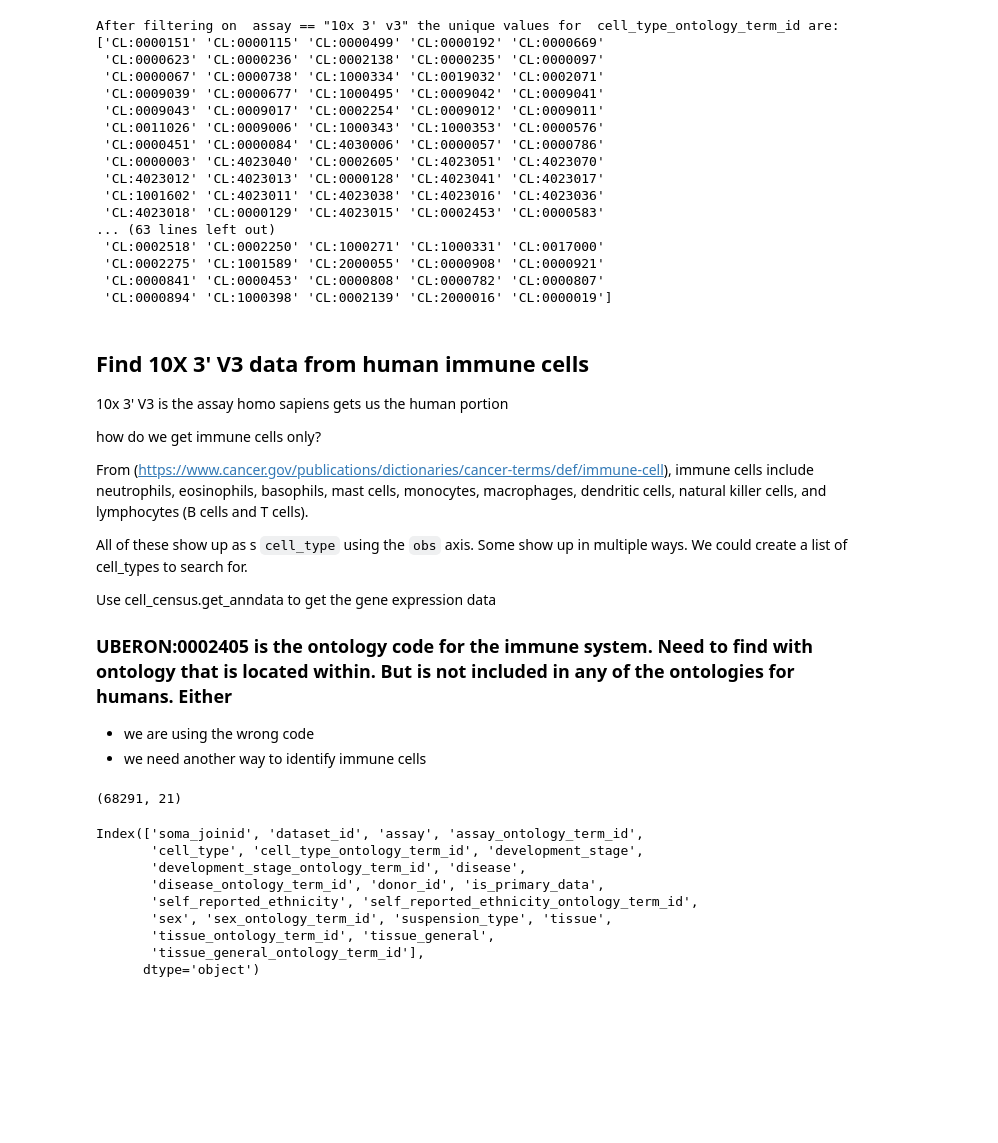
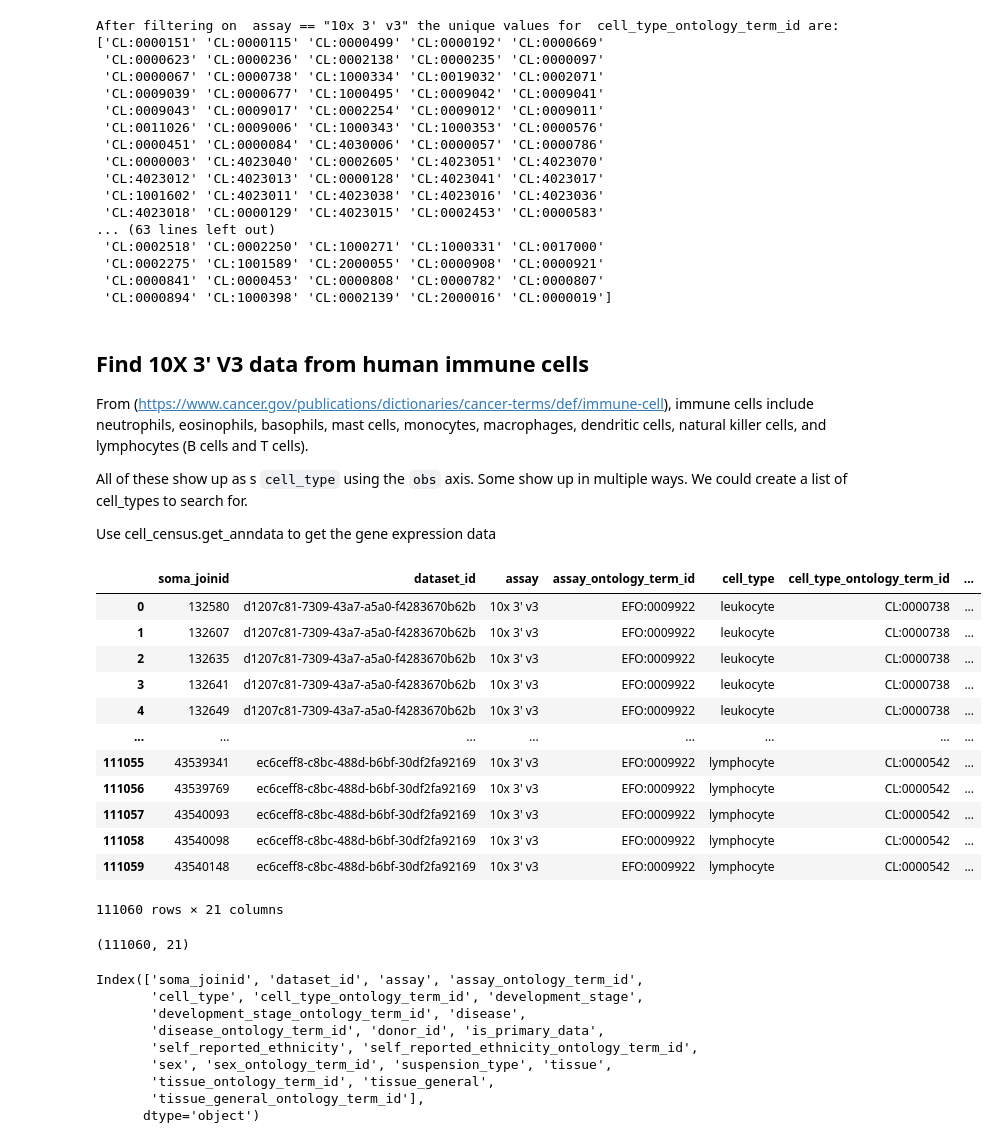
Before and after one commit to joshfuchs/McCells, a Jupyter notebook: query_cell_census.ipynb, the cells around one changed output. Drawn from its saved outputs; the diff is of its cells as text; code cells hidden in the pictures; blank space fills up the shorter version.

````diff
--- a/query_cell_census.ipynb
+++ b/query_cell_census.ipynb
@@ -236,37 +249,49 @@ After filtering on  assay == "10x 3' v3" the unique values for  cell_type_ontolo
 # %% [markdown]
 ## Find 10X 3' V3 data from human immune cells
 
-10x 3' V3 is the assay
-homo sapiens gets us the human portion
 
-how do we get immune cells only?
 
 From (https://www.cancer.gov/publications/dictionaries/cancer-terms/def/immune-cell), immune cells include neutrophils, eosinophils, basophils, mast cells, monocytes, macrophages, dendritic cells, natural killer cells, and lymphocytes (B cells and T cells).
 
 All of these show up as s ```cell_type``` using the ```obs``` axis. Some show up in multiple ways. We could create a list of cell_types to search for.
 
 Use cell_census.get_anndata to get the gene expression data
-
-### UBERON:0002405 is the ontology code for the immune system. Need to find with ontology that is located within. But is not included in any of the ontologies for humans. Either
-
-- we are using the wrong code
-- we need another way to identify immune cells
 # %%
-# does this just bring in the meta data? I think I need the gene expression data as well. How do I get that?
-# use .get_anndata
+# obs.read brings in only the meta data
+# .get_anndata brings in the specific gene/cell level data
 
-# the below takes ~2 minutes to run
 
-# I know we want this particular assay, so we'll include this as the only value,
-# then we need to look at the different ontology terms to try to find tissue
 
 cell_10v3 = (
-   census["census_data"]["homo_sapiens"].obs.read(value_filter='''assay == "10x 3\' v3" and cell_type_ontology_term_id == "CL:0000738"''').concat().to_pandas()
+   census["census_data"]["homo_sapiens"].obs.read(value_filter='''assay == "10x 3\' v3" and cell_type_ontology_term_id in ["CL:0000738","CL:0000542"]''').concat().to_pandas()
 )
+
+# adata = cell_census.get_anndata(
+#         census=census,
+#         organism = "Homo sapiens",
+#         obs_value_filter = '''assay == "10x 3\' v3" and cell_type_ontology_term_id in ["CL:0000738","CL:0000542"]''',
+#         column_names={"obs": ["development_stage"]},
+#         )
+
+display(cell_10v3)
+# %% [output]
+|  | soma_joinid | dataset_id | assay | assay_ontology_term_id | cell_type | cell_type_ontology_term_id | ... |
+| 0 | 132580 | d1207c81-7309-43a7-a5a0-f4283670b62b | 10x 3' v3 | EFO:0009922 | leukocyte | CL:0000738 | ... |
+| 1 | 132607 | d1207c81-7309-43a7-a5a0-f4283670b62b | 10x 3' v3 | EFO:0009922 | leukocyte | CL:0000738 | ... |
+| 2 | 132635 | d1207c81-7309-43a7-a5a0-f4283670b62b | 10x 3' v3 | EFO:0009922 | leukocyte | CL:0000738 | ... |
+| 3 | 132641 | d1207c81-7309-43a7-a5a0-f4283670b62b | 10x 3' v3 | EFO:0009922 | leukocyte | CL:0000738 | ... |
+| 4 | 132649 | d1207c81-7309-43a7-a5a0-f4283670b62b | 10x 3' v3 | EFO:0009922 | leukocyte | CL:0000738 | ... |
+| ... | ... | ... | ... | ... | ... | ... | ... |
+| 111055 | 43539341 | ec6ceff8-c8bc-488d-b6bf-30df2fa92169 | 10x 3' v3 | EFO:0009922 | lymphocyte | CL:0000542 | ... |
+| 111056 | 43539769 | ec6ceff8-c8bc-488d-b6bf-30df2fa92169 | 10x 3' v3 | EFO:0009922 | lymphocyte | CL:0000542 | ... |
+| 111057 | 43540093 | ec6ceff8-c8bc-488d-b6bf-30df2fa92169 | 10x 3' v3 | EFO:0009922 | lymphocyte | CL:0000542 | ... |
+| 111058 | 43540098 | ec6ceff8-c8bc-488d-b6bf-30df2fa92169 | 10x 3' v3 | EFO:0009922 | lymphocyte | CL:0000542 | ... |
+| 111059 | 43540148 | ec6ceff8-c8bc-488d-b6bf-30df2fa92169 | 10x 3' v3 | EFO:0009922 | lymphocyte | CL:0000542 | ... |
+111060 rows × 21 columns
 # %%
 cell_10v3.shape
 # %% [output]
-(68291, 21)
+(111060, 21)
 # %%
 cell_10v3.columns
 # %% [output]
````
Also changed, not shown: parts of 15 cells of this notebook.
